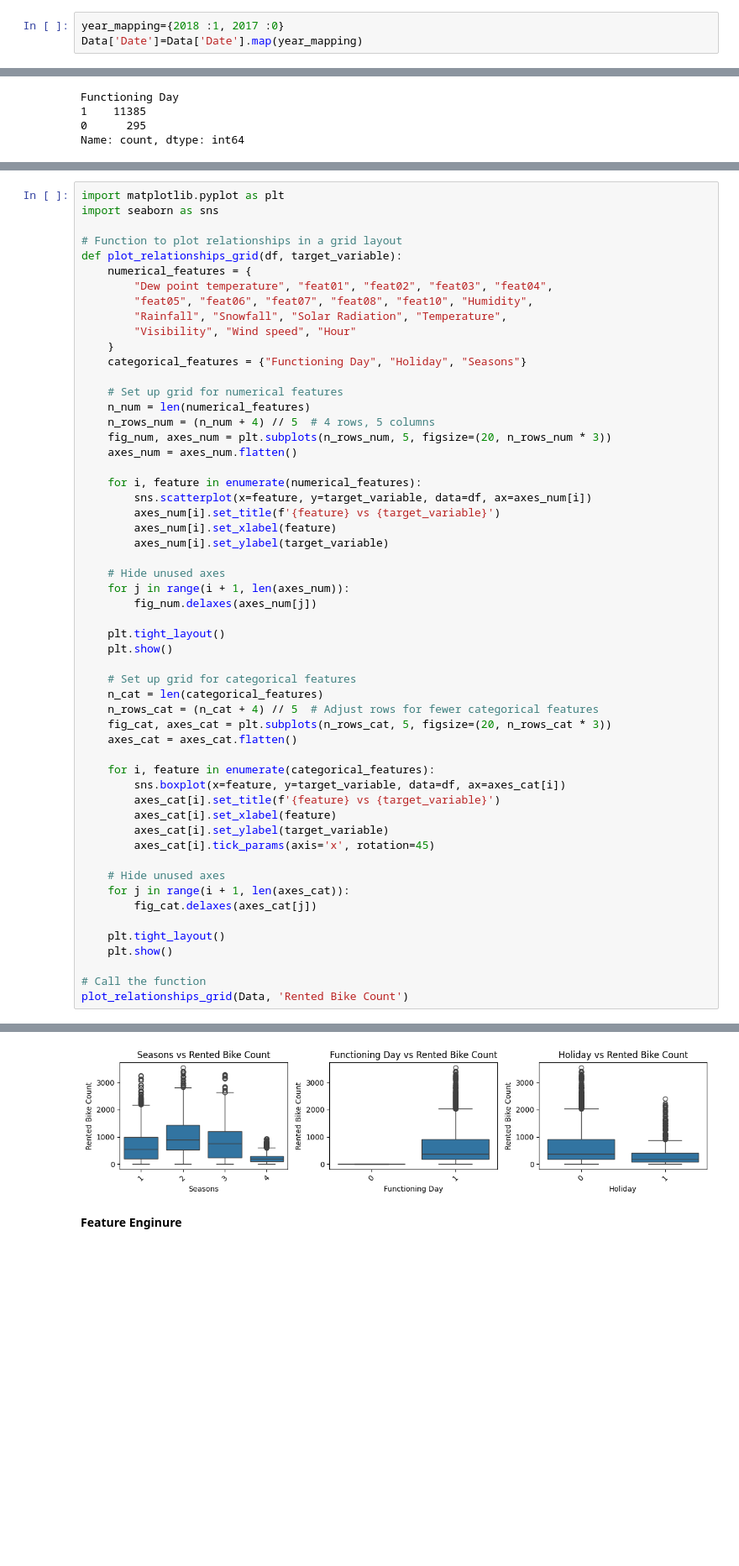
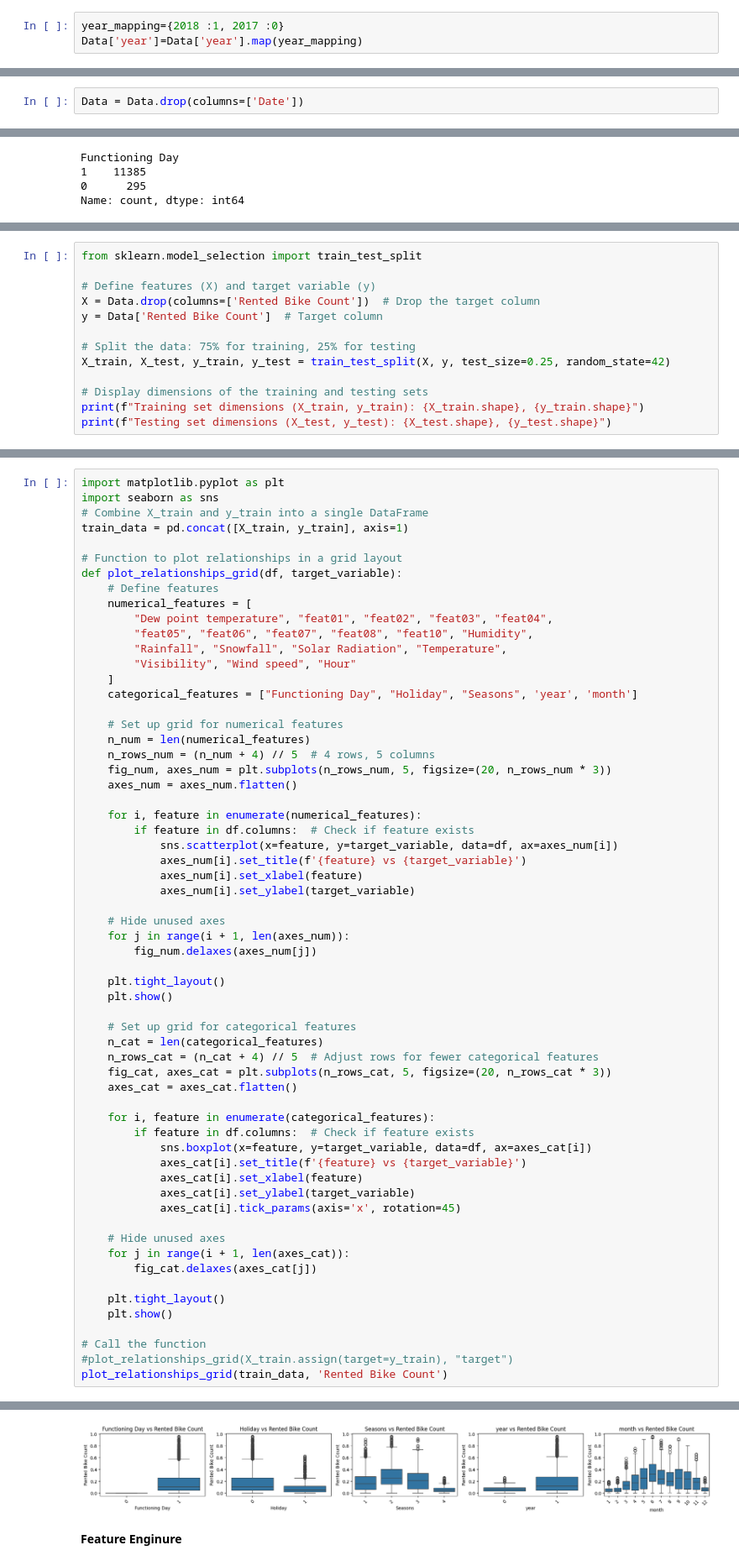
Before and after one commit to shokoufehnaseri/Seoul_Bike_Demand_Prediction, a Jupyter notebook: regression_vs.ipynb, the cells around one changed output, grey strips where cells are left out. Shown at 84% size. Drawn from its saved outputs; the diff is of its cells as text; blank space fills up the shorter version.

```diff
--- a/regression_vs.ipynb
+++ b/regression_vs.ipynb
@@ -154,5 +179,5 @@ Date
 Name: count, dtype: int64
 # %%
 year_mapping={2018 :1, 2017 :0}
-Data['Date']=Data['Date'].map(year_mapping)
+Data['year']=Data['year'].map(year_mapping)
 # %%
@@ -165,3 +208,5 @@ Name: count, dtype: int64
+# %%
+Data = Data.drop(columns=['Date'])
 # %%
 Data.value_counts('Seasons')
 # %% [output]
@@ -301,0 +295,13 @@ styled_df
+# %%
+from sklearn.model_selection import train_test_split
+
+# Define features (X) and target variable (y)
+X = Data.drop(columns=['Rented Bike Count'])  # Drop the target column
+y = Data['Rented Bike Count']  # Target column
+
+# Split the data: 75% for training, 25% for testing
+X_train, X_test, y_train, y_test = train_test_split(X, y, test_size=0.25, random_state=42)
+
+# Display dimensions of the training and testing sets
+print(f"Training set dimensions (X_train, y_train): {X_train.shape}, {y_train.shape}")
+print(f"Testing set dimensions (X_test, y_test): {X_test.shape}, {y_test.shape}")
@@ -302,16 +311,19 @@ styled_df
 # %%
 import matplotlib.pyplot as plt
 import seaborn as sns
+# Combine X_train and y_train into a single DataFrame
+train_data = pd.concat([X_train, y_train], axis=1)
 
 # Function to plot relationships in a grid layout
 def plot_relationships_grid(df, target_variable):
-    numerical_features = {
+    # Define features
+    numerical_features = [
         "Dew point temperature", "feat01", "feat02", "feat03", "feat04",
         "feat05", "feat06", "feat07", "feat08", "feat10", "Humidity",
         "Rainfall", "Snowfall", "Solar Radiation", "Temperature",
         "Visibility", "Wind speed", "Hour"
-    }
-    categorical_features = {"Functioning Day", "Holiday", "Seasons"}
+    ]
+    categorical_features = ["Functioning Day", "Holiday", "Seasons", 'year', 'month']
 
     # Set up grid for numerical features
     n_num = len(numerical_features)
@@ -320,10 +332,11 @@ def plot_relationships_grid(df, target_variable):
     axes_num = axes_num.flatten()
 
     for i, feature in enumerate(numerical_features):
-        sns.scatterplot(x=feature, y=target_variable, data=df, ax=axes_num[i])
-        axes_num[i].set_title(f'{feature} vs {target_variable}')
-        axes_num[i].set_xlabel(feature)
-        axes_num[i].set_ylabel(target_variable)
+        if feature in df.columns:  # Check if feature exists
+            sns.scatterplot(x=feature, y=target_variable, data=df, ax=axes_num[i])
+            axes_num[i].set_title(f'{feature} vs {target_variable}')
+            axes_num[i].set_xlabel(feature)
+            axes_num[i].set_ylabel(target_variable)
 
     # Hide unused axes
     for j in range(i + 1, len(axes_num)):
@@ -339,11 +352,12 @@ def plot_relationships_grid(df, target_variable):
     axes_cat = axes_cat.flatten()
 
     for i, feature in enumerate(categorical_features):
-        sns.boxplot(x=feature, y=target_variable, data=df, ax=axes_cat[i])
-        axes_cat[i].set_title(f'{feature} vs {target_variable}')
-        axes_cat[i].set_xlabel(feature)
-        axes_cat[i].set_ylabel(target_variable)
-        axes_cat[i].tick_params(axis='x', rotation=45)
+        if feature in df.columns:  # Check if feature exists
+            sns.boxplot(x=feature, y=target_variable, data=df, ax=axes_cat[i])
+            axes_cat[i].set_title(f'{feature} vs {target_variable}')
+            axes_cat[i].set_xlabel(feature)
+            axes_cat[i].set_ylabel(target_variable)
+            axes_cat[i].tick_params(axis='x', rotation=45)
 
     # Hide unused axes
     for j in range(i + 1, len(axes_cat)):
@@ -353,5 +367,6 @@ def plot_relationships_grid(df, target_variable):
     plt.show()
 
 # Call the function
-plot_relationships_grid(Data, 'Rented Bike Count')
+#plot_relationships_grid(X_train.assign(target=y_train), "target")
+plot_relationships_grid(train_data, 'Rented Bike Count')
 # %% [output]
@@ -359,3 +374,3 @@ plot_relationships_grid(Data, 'Rented Bike Count')
-[figure, old version]
+[figure, new version]
 # %% [markdown]
 **Feature Enginure**
```
Also changed, not shown: parts of 21 cells of this notebook.
